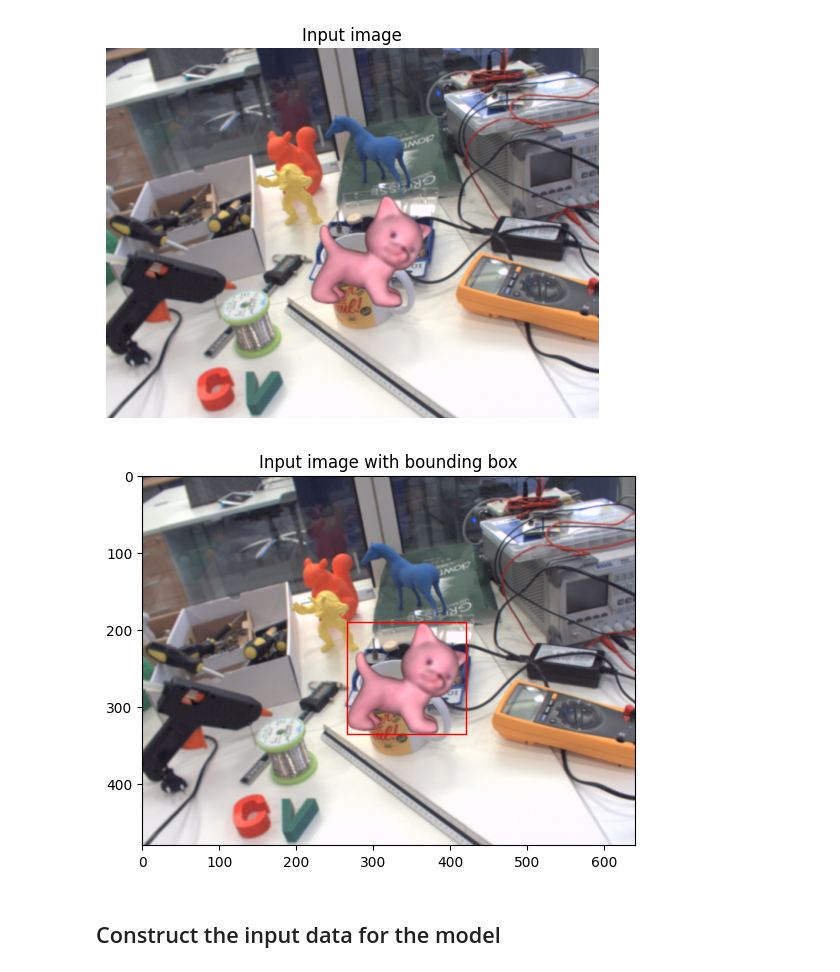
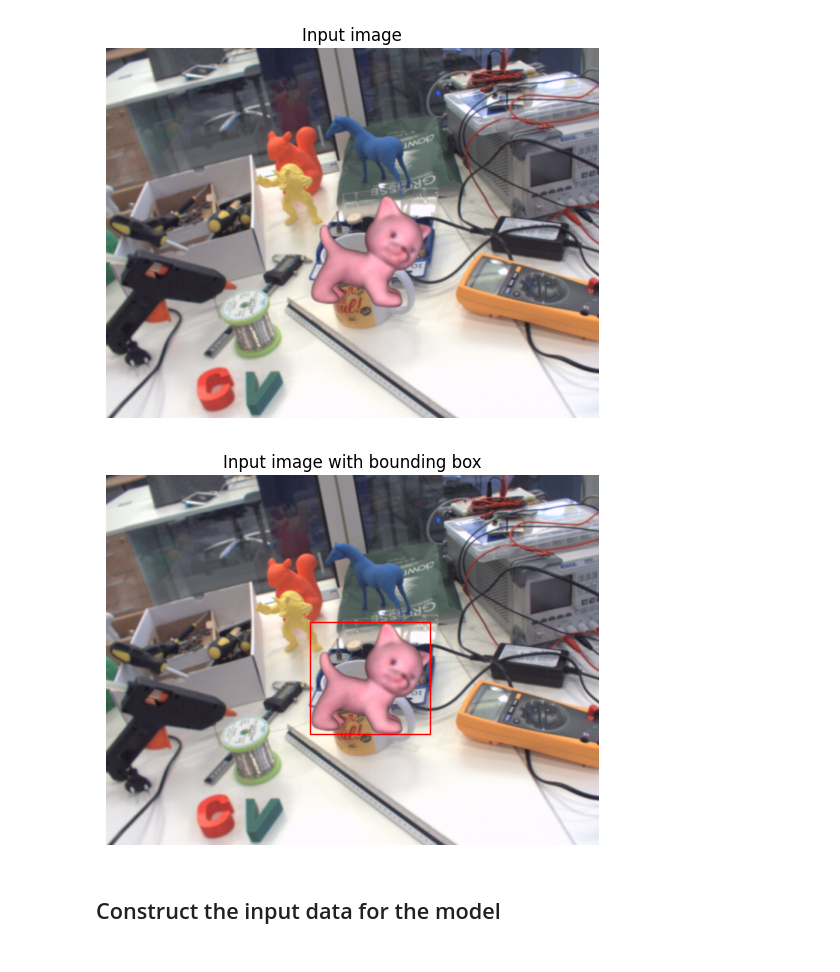
Before and after one commit to TomRavaud/Deep-Probabilistic-Segmentation, a Jupyter notebook: notebooks/model_prediction.ipynb, the cells around one changed output. Saved outputs shown, nothing was run; the diff lists cells and outputs as text; code cells hidden in the pictures.

```diff
--- a/notebooks/model_prediction.ipynb
+++ b/notebooks/model_prediction.ipynb
@@ -75,26 +75,26 @@ plt.show()
 # %%
 # Set the bounding box of the object to segment
 bbox = [265, 190, 420, 335]  # cat
 # bbox = [275, 80, 410, 190]  # horse
 # bbox = [0, 260, 170, 400]  # glue gun
 
 # Draw the bounding box on the image
 fig, ax = plt.subplots()
 ax.imshow(image)
 rect = patches.Rectangle(
     (bbox[0], bbox[1]),
     bbox[2] - bbox[0],
     bbox[3] - bbox[1],
     linewidth=1,
     edgecolor="r",
     facecolor="none",
 )
 ax.add_patch(rect)
-# plt.axis("off")
+plt.axis("off")
 plt.title("Input image with bounding box")
 plt.show()
 # %% [output]
-[figure, old version]
+[figure, new version]
 # %% [markdown]
 ## Construct the input data for the model
 # %%
```
Also changed, not shown: 10 other files.
